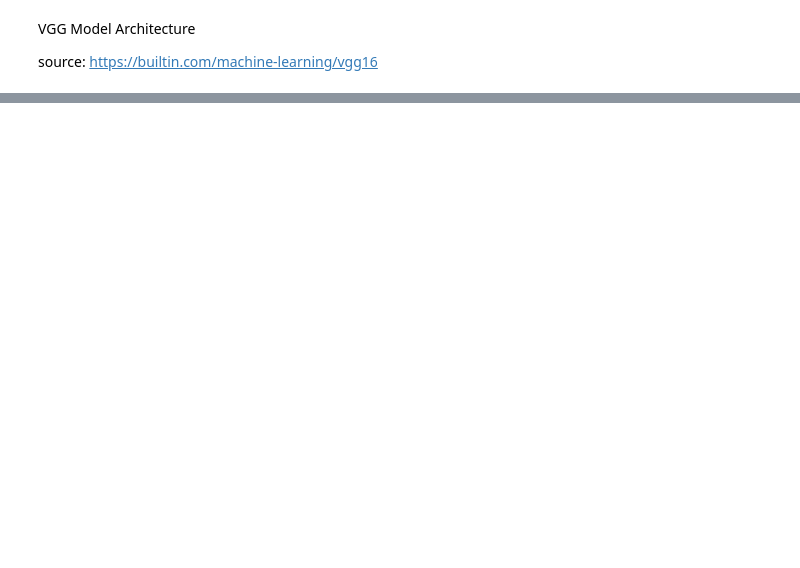
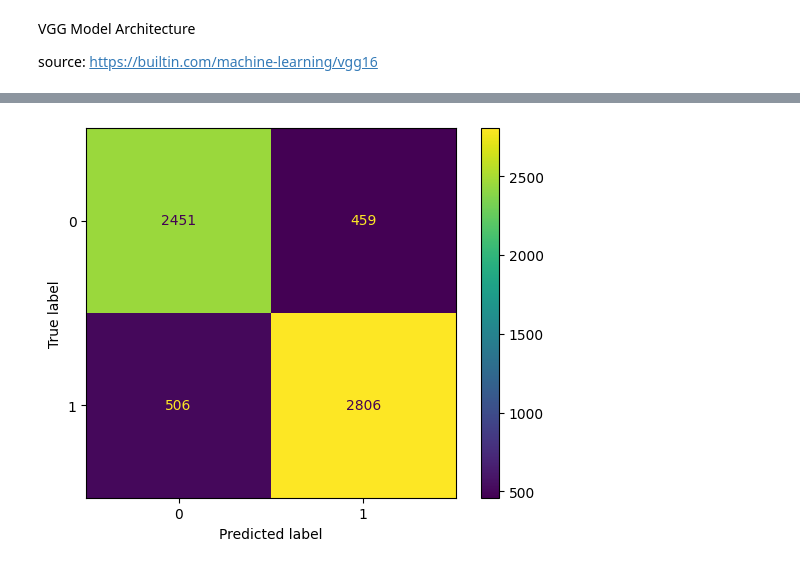
Before and after one commit to gnye8/RBP_Prediction, a Jupyter notebook: Modeling.ipynb, the cells around one changed output, grey strips where cells are left out. Saved outputs shown, nothing was run; the diff lists cells and outputs as text; code cells hidden in the pictures; blank space fills up the shorter version.

```diff
--- a/Modeling.ipynb
+++ b/Modeling.ipynb
@@ -155,0 +277,18 @@ model.fit(X_train, y_train, batch_size=256, epochs=50, verbose=1, validation_dat
+# %%
+model2 = Sequential()
+model2.add(Conv2D(128, kernel_size=(9,3), activation='relu', input_shape=(406,4,1), padding='same'))
+model2.add(MaxPooling2D(pool_size=(3,1)))
+model2.add(Dropout(0.25))
+model2.add(Conv2D(128, kernel_size=(9,3), activation='relu', padding='same'))
+model2.add(MaxPooling2D(pool_size=(3,1)))
+model2.add(Dropout(0.25))
+model2.add(Conv2D(256, kernel_size=(3,3), activation='relu', padding='same'))
+model2.add(MaxPooling2D(pool_size=(3,1)))
+model2.add(Dropout(0.25))
+model2.add(Flatten())
+model2.add(Dense(128, activation='relu'))
+model2.add(Dense(64, activation='relu'))
+model2.add(Dropout(0.25))
+model2.add(Dense(1, activation='sigmoid'))
+
+model2.summary()
@@ -155,0 +313,4 @@ model.fit(X_train, y_train, batch_size=256, epochs=50, verbose=1, validation_dat
+# %%
+model2.compile(loss=keras.losses.binary_crossentropy, optimizer=keras.optimizers.legacy.Adam(), metrics=['accuracy'])
+# %%
+history2 = model2.fit(X_bp_train, y_bp_train, batch_size=256, epochs=50, verbose=1, validation_data=(X_bp_test, y_bp_test))
@@ -155,0 +335,4 @@ model.fit(X_train, y_train, batch_size=256, epochs=50, verbose=1, validation_dat
+# %%
+val_bp_predicts = model2.predict(X_bp_test)
+y_bp_preds = [1 * (x[0]>=0.5) for x in val_bp_predicts]
+print(classification_report(y_bp_test, y_bp_preds))
@@ -155,0 +349,7 @@ model.fit(X_train, y_train, batch_size=256, epochs=50, verbose=1, validation_dat
+# %%
+cm = confusion_matrix(y_bp_test, y_bp_preds)
+disp = ConfusionMatrixDisplay(confusion_matrix=cm)
+disp.plot()
+plt.show()
+# %% [output]
+[figure, added]
```
Also changed, not shown: parts of 49 cells of this notebook.
